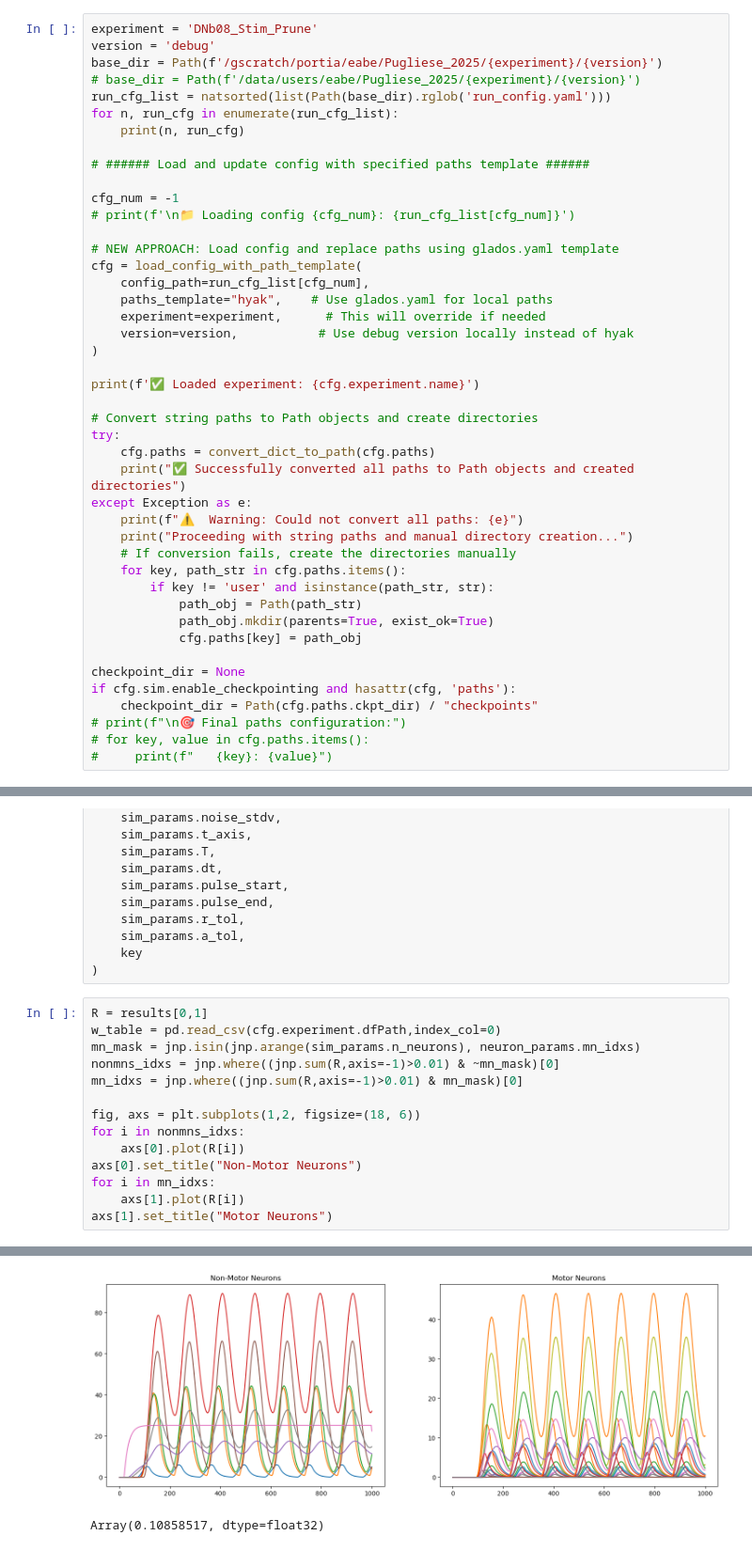
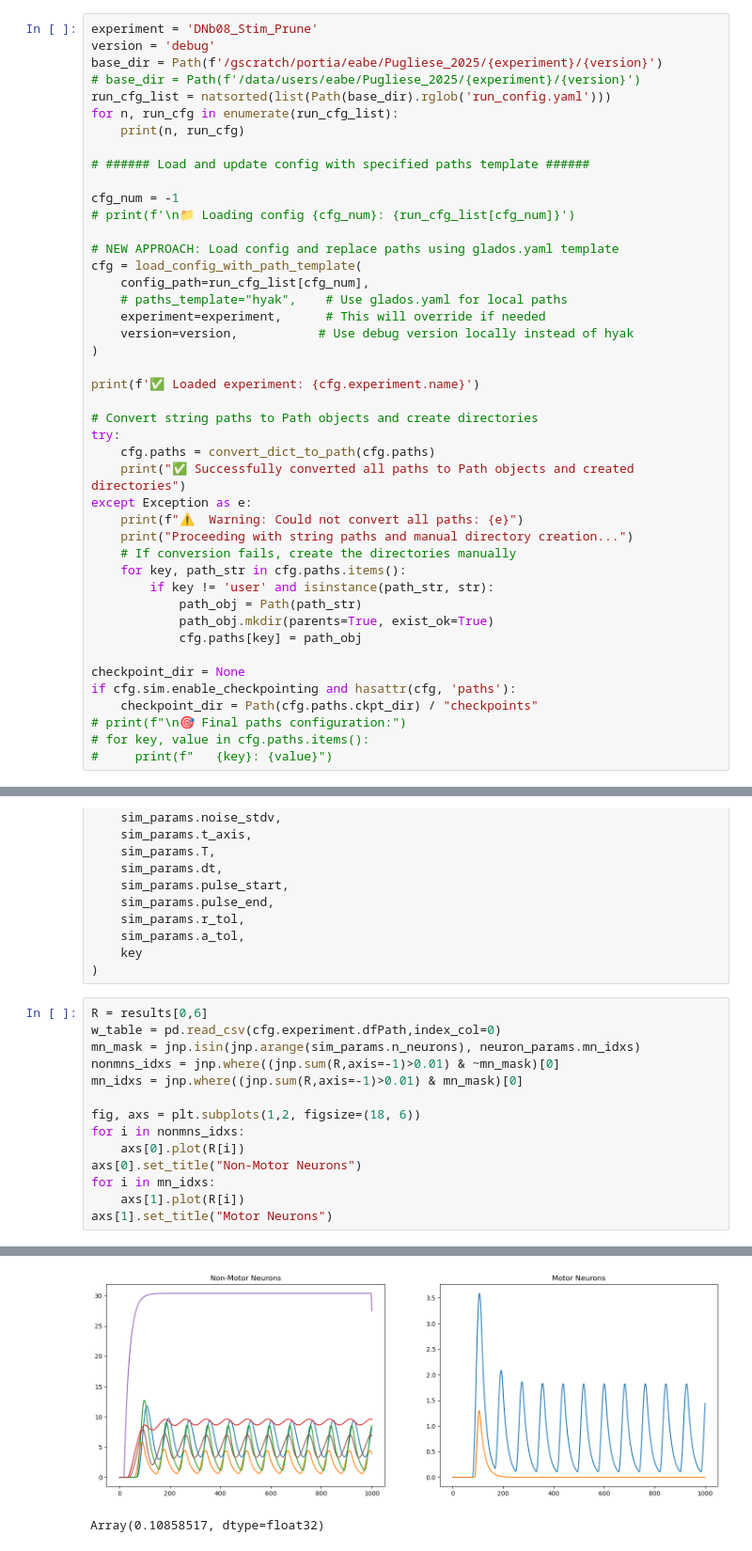
Before and after one commit to smpuglie/Pugliese_cpg_2025, a Jupyter notebook: notebooks/run_config.ipynb, the cells around one changed output, grey strips where cells are left out. Shown: that part at 94% size. Saved outputs shown, nothing was run; the diff lists cells and outputs as text.

```diff
--- a/notebooks/run_config.ipynb
+++ b/notebooks/run_config.ipynb
@@ -117,7 +117,7 @@ cfg_num = -1
 # NEW APPROACH: Load config and replace paths using glados.yaml template
 cfg = load_config_with_path_template(
     config_path=run_cfg_list[cfg_num],
-    paths_template="hyak",    # Use glados.yaml for local paths
+    # paths_template="hyak",    # Use glados.yaml for local paths
     experiment=experiment,      # This will override if needed
     version=version,           # Use debug version locally instead of hyak
 )
@@ -252,22 +251,22 @@ final_results = run_single_simulation(
     key
 )
 # %%
-R = results[0,1]
+R = results[0,6]
 w_table = pd.read_csv(cfg.experiment.dfPath,index_col=0)
 mn_mask = jnp.isin(jnp.arange(sim_params.n_neurons), neuron_params.mn_idxs)
 nonmns_idxs = jnp.where((jnp.sum(R,axis=-1)>0.01) & ~mn_mask)[0]
 mn_idxs = jnp.where((jnp.sum(R,axis=-1)>0.01) & mn_mask)[0]
 
 fig, axs = plt.subplots(1,2, figsize=(18, 6))
 for i in nonmns_idxs:
     axs[0].plot(R[i])
 axs[0].set_title("Non-Motor Neurons")
 for i in mn_idxs:
     axs[1].plot(R[i])
 axs[1].set_title("Motor Neurons")
 # %% [output]
 Text(0.5, 1.0, 'Motor Neurons')
-[figure, old version]
+[figure, new version]
 # %%
 # %% [output]
 Array(0.10858517, dtype=float32)
```
Also changed, not shown: parts of 9 cells of this notebook, 16 other files.
